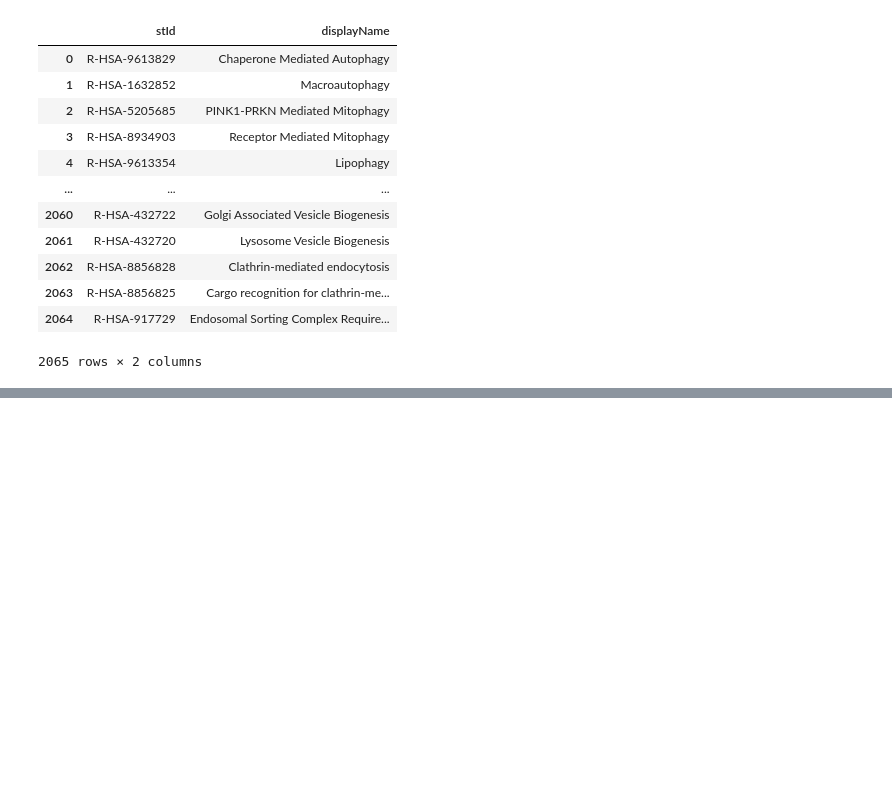
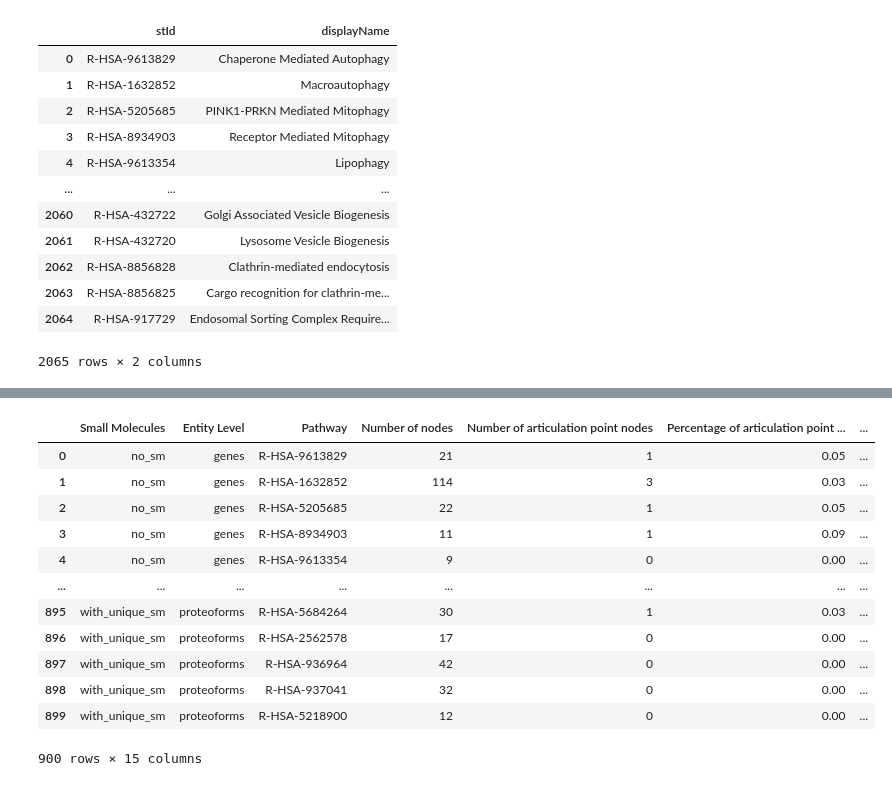
Before and after one commit to PathwayAnalysisPlatform/ProteoformNetworks, a Jupyter notebook: src/Python/analysis_3_bottlenecks.ipynb, the cells around one changed output, grey strips where cells are left out. Cells and saved outputs as stored; diff of their text form; code cells hidden in the pictures; blank space fills up the shorter version.

```diff
--- a/src/Python/analysis_3_bottlenecks.ipynb
+++ b/src/Python/analysis_3_bottlenecks.ipynb
@@ -303,0 +269,17 @@ df_art_points
+# %%
+df_br_ap_pathways = pd.DataFrame([get_tuples(combination) for combination in combinations], columns=columns)
+df_br_ap_pathways
+# %% [output]
+|  | Small Molecules | Entity Level | Pathway | Number of nodes | Number of articulation point nodes | Percentage of articulation point ... | ... |
+| 0 | no_sm | genes | R-HSA-9613829 | 21 | 1 | 0.05 | ... |
+| 1 | no_sm | genes | R-HSA-1632852 | 114 | 3 | 0.03 | ... |
+| 2 | no_sm | genes | R-HSA-5205685 | 22 | 1 | 0.05 | ... |
+| 3 | no_sm | genes | R-HSA-8934903 | 11 | 1 | 0.09 | ... |
+| 4 | no_sm | genes | R-HSA-9613354 | 9 | 0 | 0.00 | ... |
+| ... | ... | ... | ... | ... | ... | ... | ... |
+| 895 | with_unique_sm | proteoforms | R-HSA-5684264 | 30 | 1 | 0.03 | ... |
+| 896 | with_unique_sm | proteoforms | R-HSA-2562578 | 17 | 0 | 0.00 | ... |
+| 897 | with_unique_sm | proteoforms | R-HSA-936964 | 42 | 0 | 0.00 | ... |
+| 898 | with_unique_sm | proteoforms | R-HSA-937041 | 32 | 0 | 0.00 | ... |
+| 899 | with_unique_sm | proteoforms | R-HSA-5218900 | 12 | 0 | 0.00 | ... |
+900 rows × 15 columns
```
Also changed, not shown: parts of 28 cells of this notebook.
